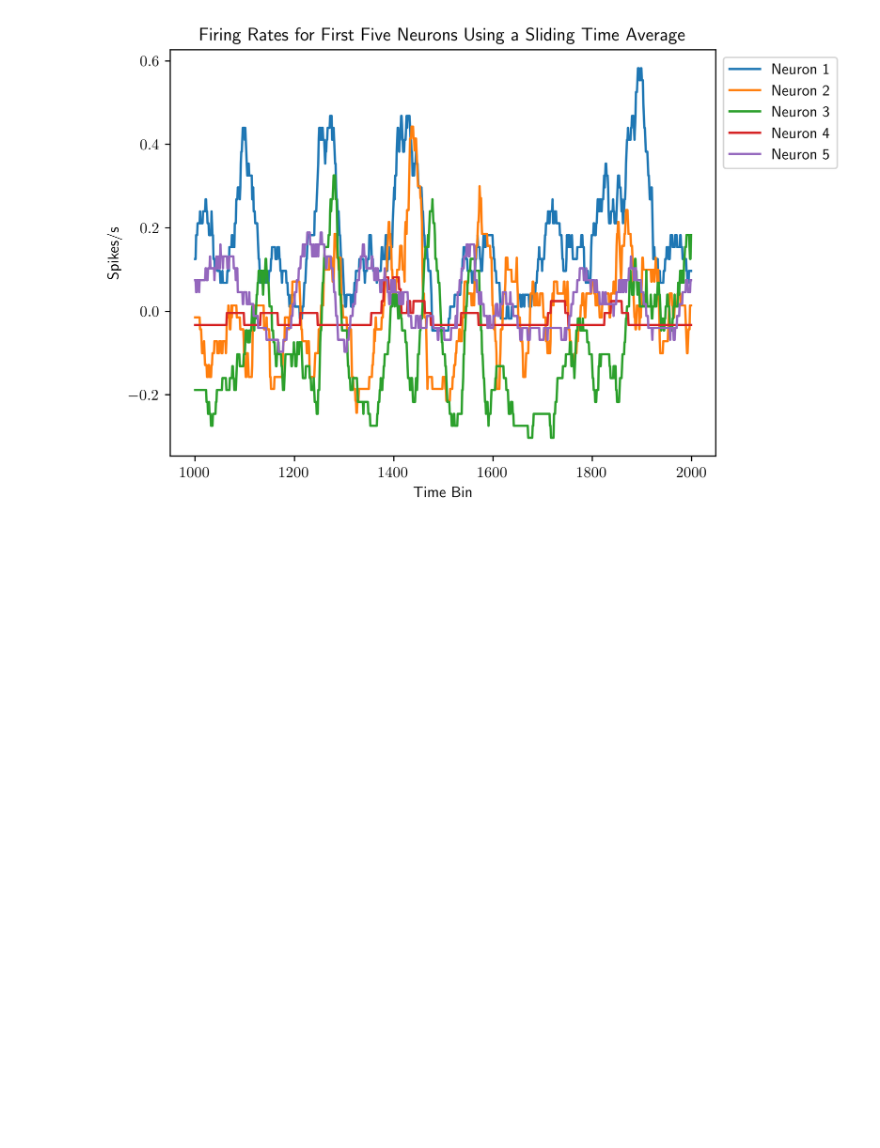
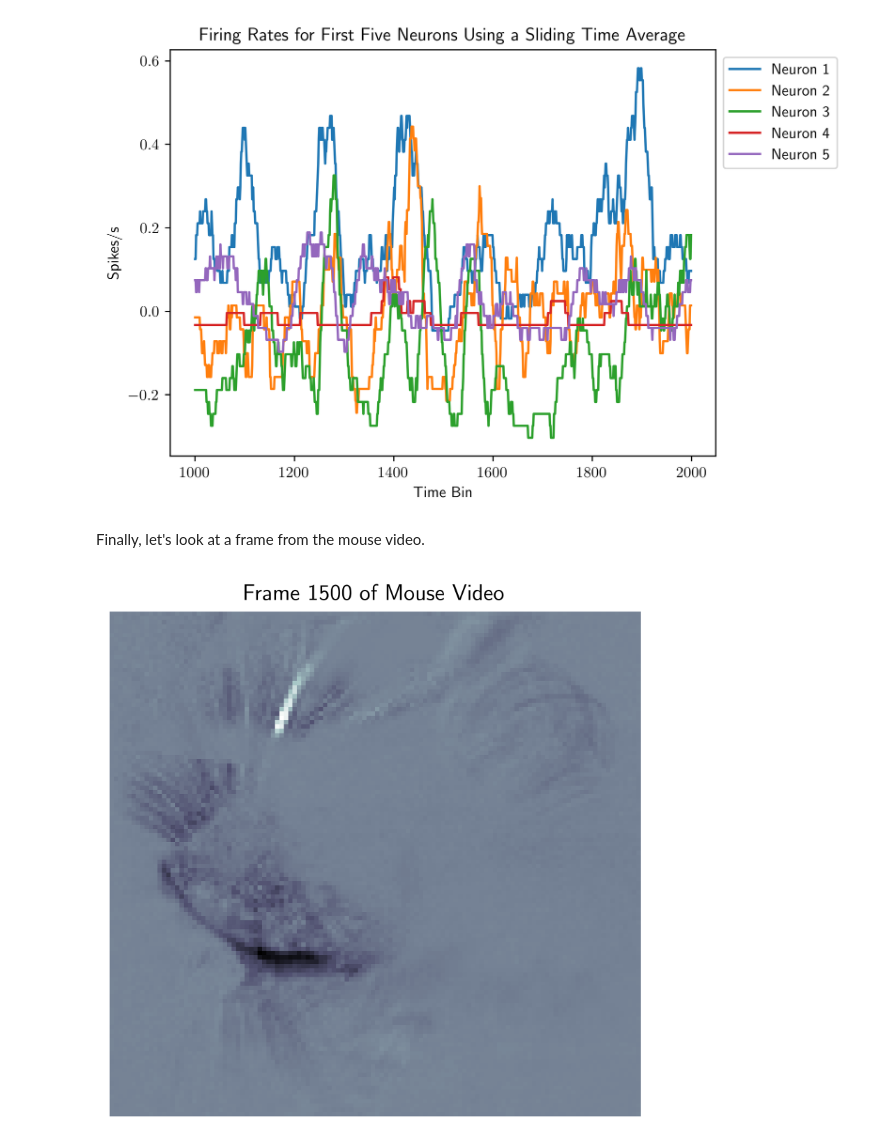
Before and after one commit to msw1age/LND_notebooks, a Jupyter notebook: Data Visualization.ipynb, the cells around one changed output. Cells and saved outputs as stored; diff of their text form; code cells hidden in the pictures; blank space fills up the shorter version.

```diff
--- a/Data Visualization.ipynb
+++ b/Data Visualization.ipynb
@@ -30,6 +30,9 @@ sigma            = np.linalg.norm(widefielddata,axis=0)
 V                = widefielddata / sigma # Separate Sigma*V^T into Sigma and V^T
 std_V            = StandardScaler(with_std=False)
 V                = std_V.fit_transform(V) # Subtract mean
+# Mouse data
+mouse_temp       = np.load('behav_temp.npy') # Temporal components
+mouse_spat       = np.load('behav_spat_reshape.npy') # Spatial components
 # Create firing rates
 num_bins = num_times-35 # Create bins of width 35
 rates    = np.zeros((num_bins,336))
@@ -96,3 +99,12 @@ plt.legend(bbox_to_anchor=(1, 1))
 plt.title("Firing Rates for First Five Neurons Using a Sliding Time Average");
 # %% [output]
 [figure]
+# %% [markdown]
+Finally, let's look at a frame from the mouse video.
+# %%
+frame = mouse_spat@mouse_temp.T[:,1500]
+plt.imshow(frame.T,cmap='bone')
+plt.axis('off')
+plt.title("Frame 1500 of Mouse Video");
+# %% [output]
+[figure, added]
```
Also changed, not shown: parts of 2 cells of this notebook.
